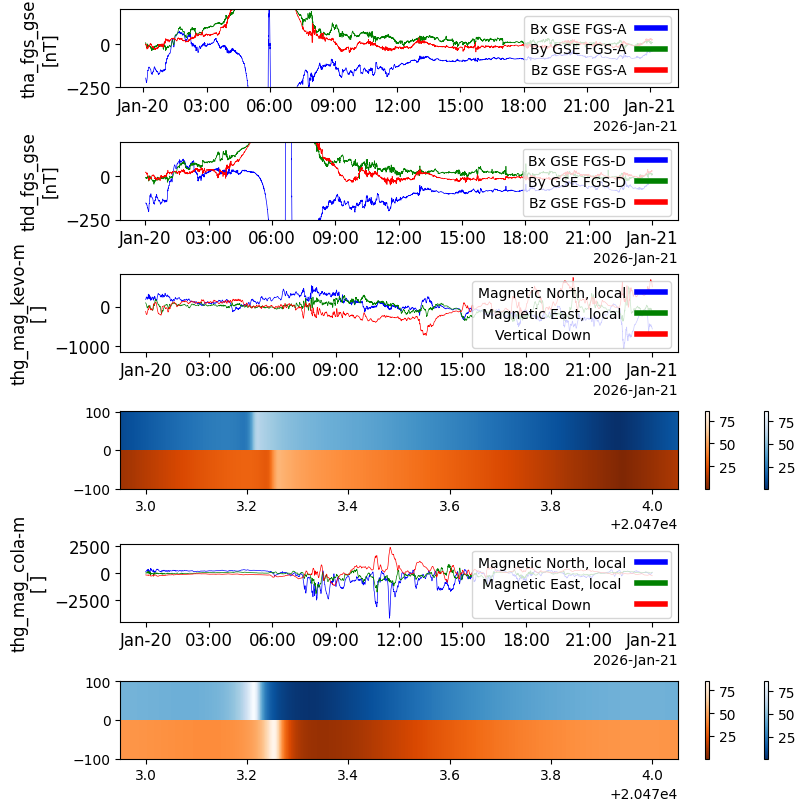
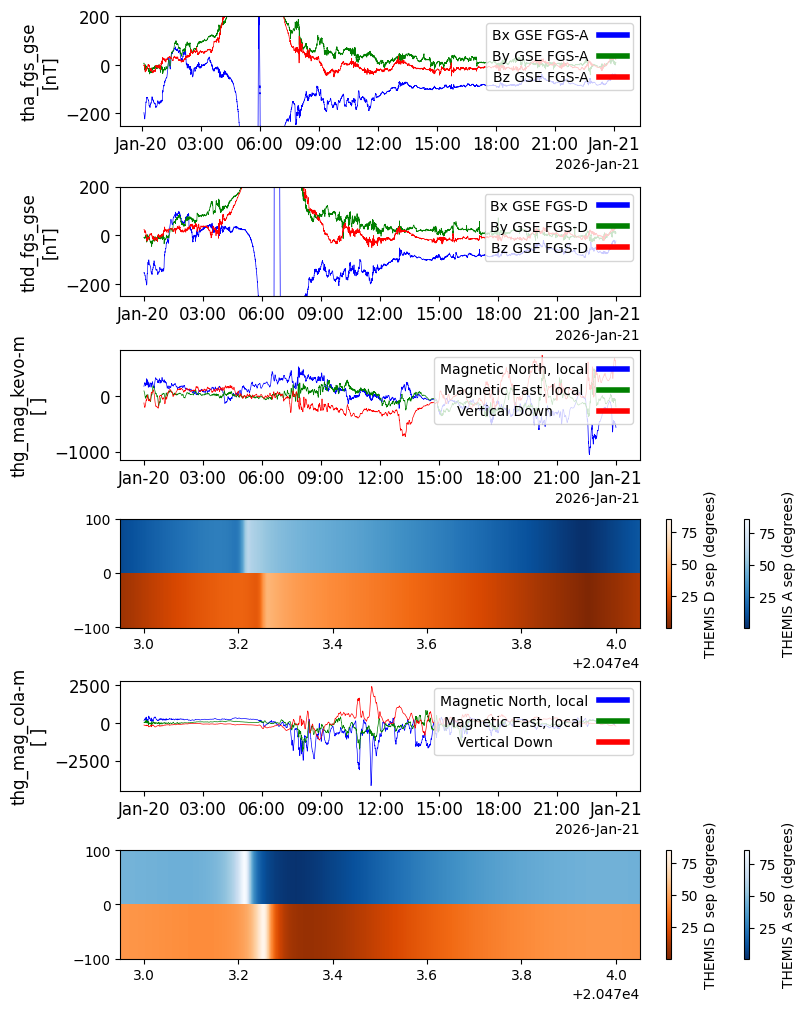
The notebook cell's code change between the first figure and the second:
--- before
+++ after
@@ -8,5 +8,5 @@
     return Z
 
-fig, axs = plt.subplots(6,layout="constrained",figsize=(8,8))
+fig, axs = plt.subplots(6,layout="constrained",figsize=(8,10))
 axs[0].set_ylim(bottom=-250,top=200)
 axs[1].set_ylim(bottom=-250,top=200)
@@ -42,8 +42,8 @@
 cola_d_grad = axs[5].pcolormesh(X_L,Y_L,Z_COLA_D, vmin=d_min, vmax=d_max, shading='auto', cmap="Oranges_r", alpha=1)
 
-fig.colorbar(kevo_a_grad,ax=axs[3])
-fig.colorbar(kevo_d_grad,ax=axs[3])
-fig.colorbar(cola_a_grad,ax=axs[5])
-fig.colorbar(cola_d_grad,ax=axs[5])
+fig.colorbar(kevo_a_grad,ax=axs[3],label="THEMIS A sep (degrees)")
+fig.colorbar(kevo_d_grad,ax=axs[3],label="THEMIS D sep (degrees)")
+fig.colorbar(cola_a_grad,ax=axs[5],label="THEMIS A sep (degrees)")
+fig.colorbar(cola_d_grad,ax=axs[5],label="THEMIS D sep (degrees)")
 
 tplot(['tha_fgs_gse','thd_fgs_gse','thg_mag_kevo-m','thg_mag_cola-m'],fig=fig,axis=[axs[0],axs[1],axs[2],axs[4]])

Commit: Commit to make sure all the changes from last version were captured.